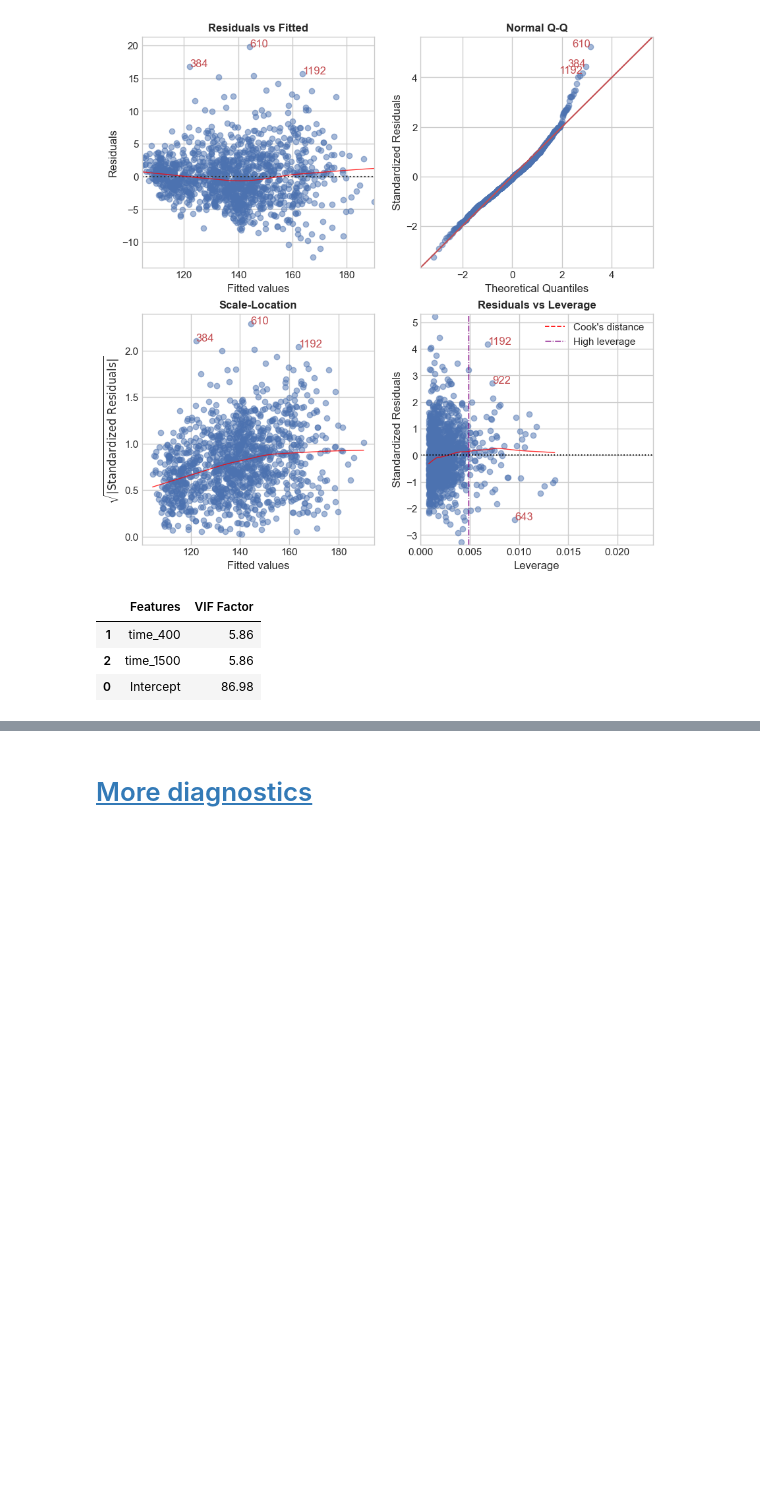
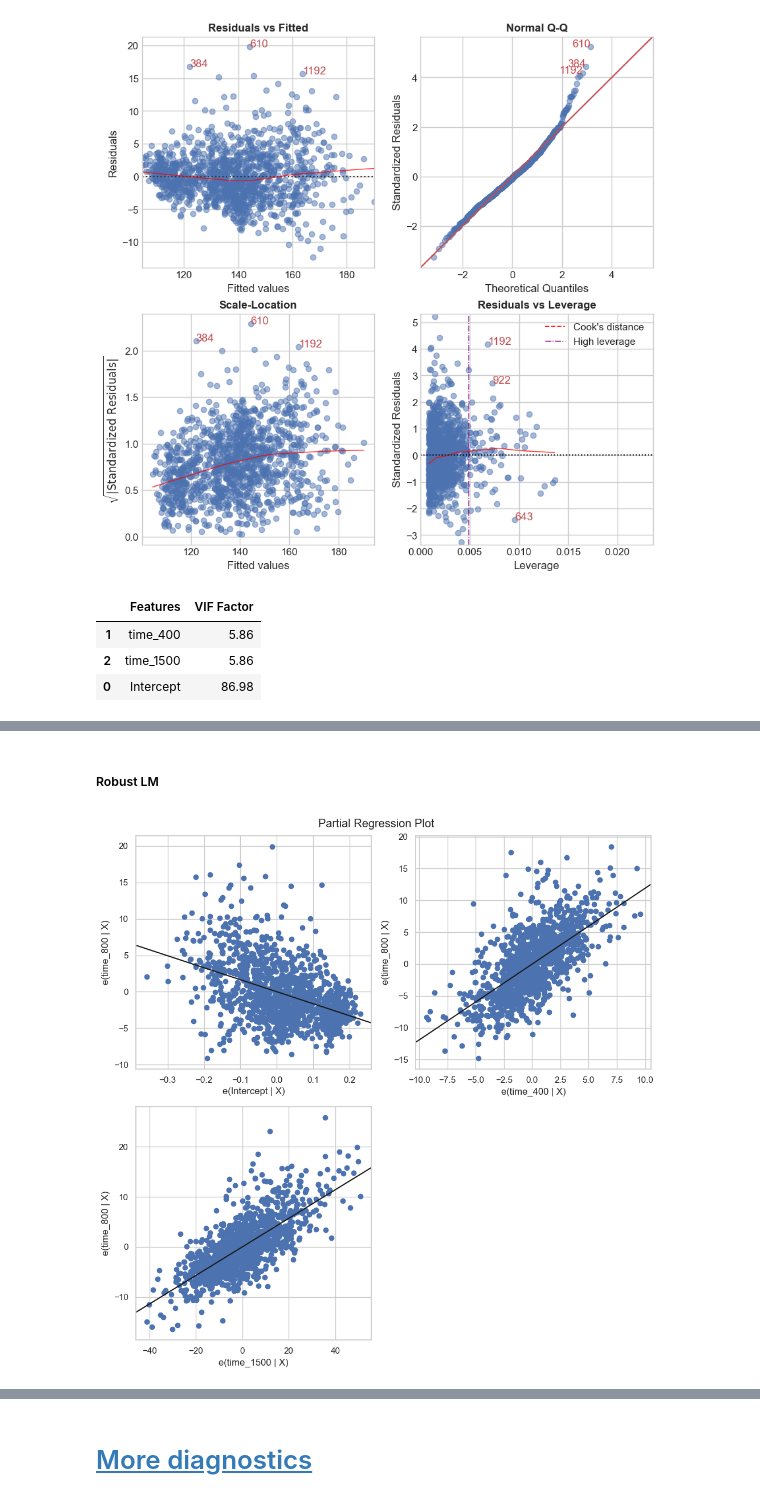
Before and after one commit to mitchellggreenhalgh/mid-distance-webscrapers, a Jupyter notebook: mid_distance_race_performances.ipynb, the cells around one changed output, grey strips where cells are left out. Cells and saved outputs as stored; diff of their text form; code cells hidden in the pictures; blank space fills up the shorter version.

Commit message:
Model_400_1500 OLS and RLM

```diff
--- a/mid_distance_race_performances.ipynb
+++ b/mid_distance_race_performances.ipynb
@@ -466,0 +493,6 @@ model_400_1500.predict_time(times = ['0:53.80', '4:18.40'], events=[400, 1600])
+# %% [markdown]
+##### Robust LM
+# %%
+model_400_1500_robust.plot_partial_regressors()
+# %% [output]
+[figure, added]
```
Also changed, not shown: parts of 9 cells of this notebook, 1 other file.
